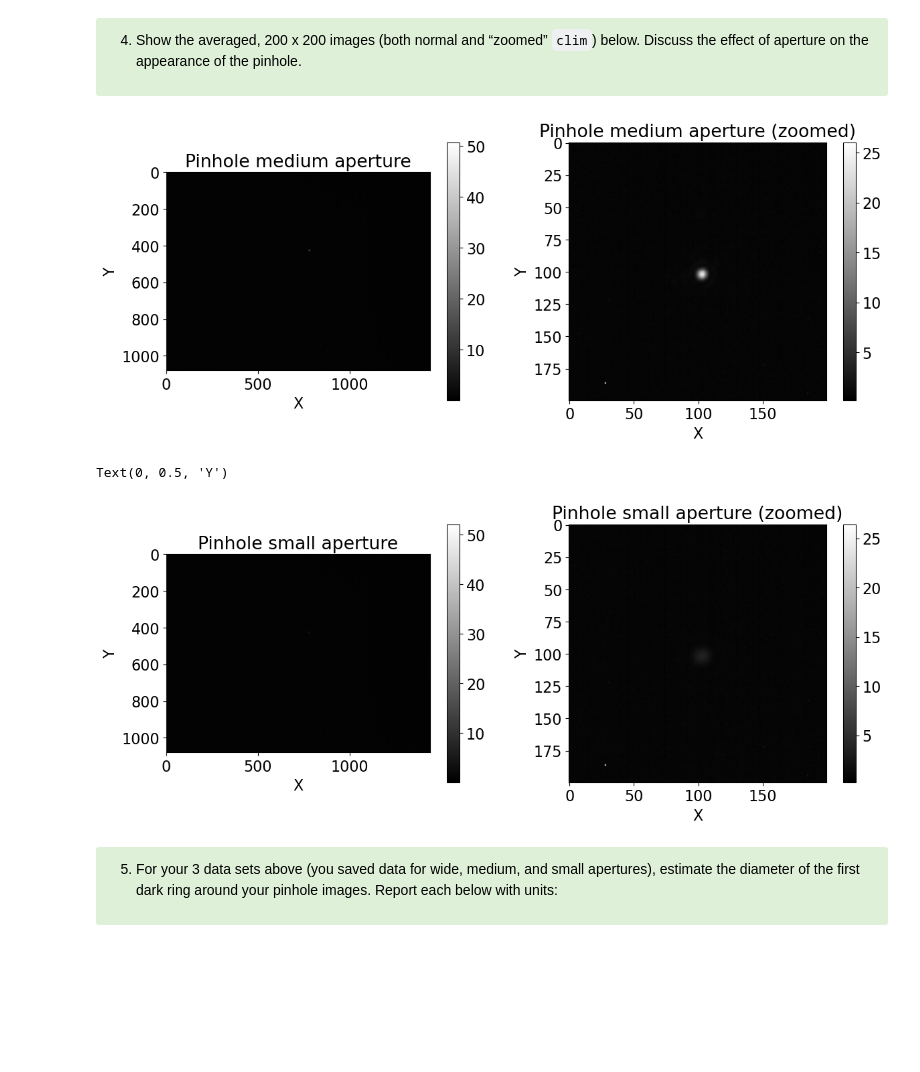
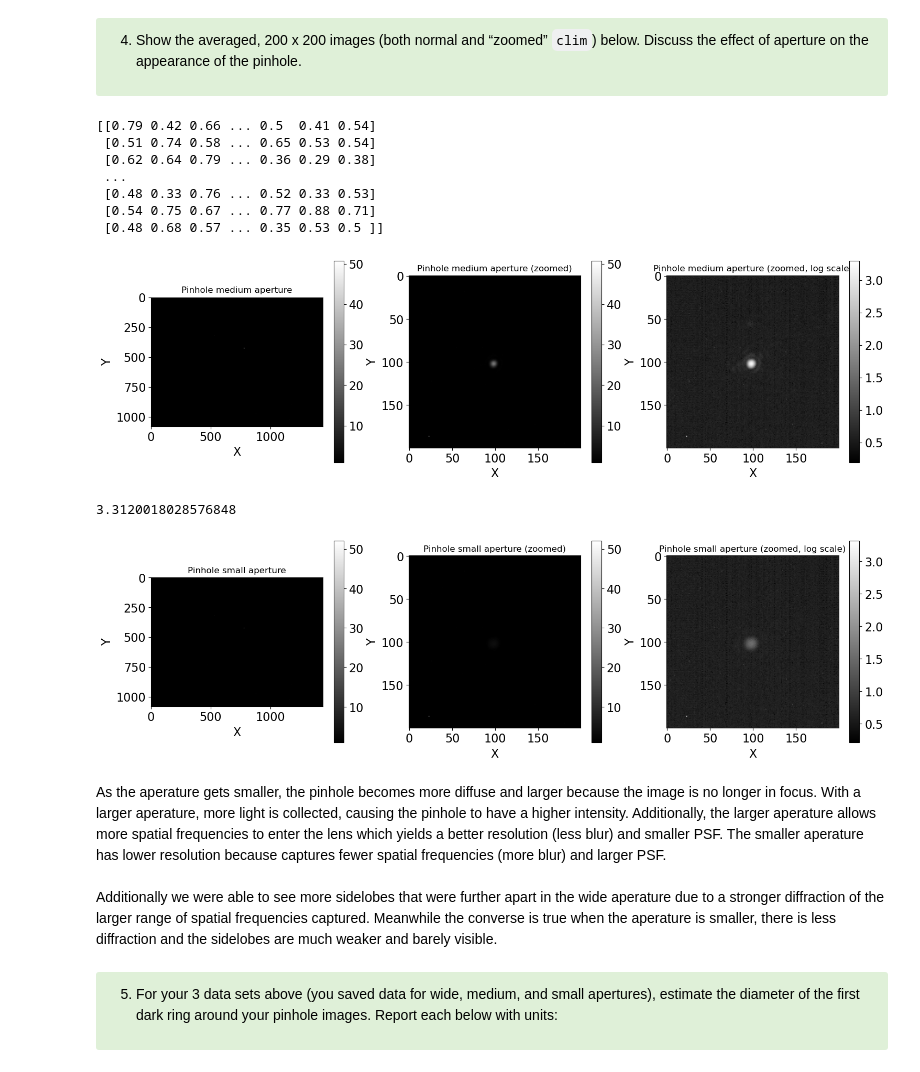
Before and after one commit to lilchromozome/Build_Imager_2025, a Jupyter notebook: Lab3/Lab3 Part2 (Clean).ipynb, the cells around one changed output. Saved outputs shown, nothing was run; the diff lists cells and outputs as text; code cells hidden in the pictures; blank space fills up the shorter version.

```diff
--- a/Lab3/Lab3 Part2 (Clean).ipynb
+++ b/Lab3/Lab3 Part2 (Clean).ipynb
@@ -189,36 +210,56 @@ Example aperture position: wide open (100% open), medium aperture (60% open), sm
 # %%
 import glob
 folder = r"C:\Users\willi\OneDrive - The Webb Schools\Documents\BME Year 3\Build_Imager\Lab3\Output"
 
 pinhole_files = glob.glob(f"{folder}\\pinhole_medium_aperature_*.npy")
 medium = np.mean([np.load(file) for file in pinhole_files], axis=0)
 
 dark_files = glob.glob(f"{folder}\\dark_medium_aperature_*.npy")
 D = np.mean([np.load(file) for file in dark_files], axis=0)
 
 medium = medium - D
 medium = np.maximum(medium, 0)
 
-medium_zoom = medium[325:525, 675:875]
+print(medium)
 
-np.save('medium_aperture_avg.npy', medium_zoom)
+zoomed_medium = medium[325:525, 680:880]
+vmin = np.percentile(medium, 90)
+vmax = np.max(medium)
 
-fig, (ax1, ax2) = plt.subplots(1, 2, figsize=(14, 5))
+np.save('medium_aperture_avg.npy', zoomed_medium)
 
-x = ax1.imshow(medium, cmap='gray')
+fig, (ax1, ax2, ax3) = plt.subplots(1, 3, figsize=(18, 5))
+
+x = ax1.imshow(medium, cmap='gray', vmin=vmin, vmax=vmax)
 fig.colorbar(x, ax=ax1)
-ax1.set_title("Pinhole medium aperture")
+ax1.set_title("Pinhole medium aperture", fontsize = 12)
 ax1.set_xlabel("X")
 ax1.set_ylabel("Y")
 
-y = ax2.imshow(medium_zoom, cmap='gray')
+y = ax2.imshow(zoomed_medium, cmap='gray', vmin=vmin, vmax=vmax)
 fig.colorbar(y, ax=ax2)
-ax2.set_title("Pinhole medium aperture (zoomed)")
+ax2.set_title("Pinhole medium aperture (zoomed)", fontsize = 12)
 ax2.set_xlabel("X")
 ax2.set_ylabel("Y")
+
+log_medium = np.log(zoomed_medium + 1)
+
+z = ax3.imshow(log_medium, cmap='gray')
+fig.colorbar(z, ax=ax3)
+ax3.set_title("Pinhole medium aperture (zoomed, log scale)", fontsize = 12)
+ax3.set_xlabel("X")
+ax3.set_ylabel("Y")
+
 plt.show()
 # %% [output]
+[[0.79 0.42 0.66 ... 0.5  0.41 0.54]
+ [0.51 0.74 0.58 ... 0.65 0.53 0.54]
+ [0.62 0.64 0.79 ... 0.36 0.29 0.38]
+ ...
+ [0.48 0.33 0.76 ... 0.52 0.33 0.53]
+ [0.54 0.75 0.67 ... 0.77 0.88 0.71]
+ [0.48 0.68 0.57 ... 0.35 0.53 0.5 ]]
-[figure, old version]
+[figure, new version]
 # %%
 import glob
 folder = r"C:\Users\willi\OneDrive - The Webb Schools\Documents\BME Year 3\Build_Imager\Lab3\Output"
@@ -231,26 +272,48 @@ D = np.mean([np.load(file) for file in dark_files], axis=0)
 
 small = small - D
 
-small_zoom = small[325:525, 675:875]
+small_zoom = small[325:525, 680:880]
+vmin = np.percentile(small, 90)
+vmax = np.max(small)
 
 np.save('smallaperture_avg.npy', small_zoom)
 
-fig, (ax1, ax2) = plt.subplots(1, 2, figsize=(14, 5))
+fig, (ax1, ax2, ax3) = plt.subplots(1, 3, figsize=(18, 5))
 
-x = ax1.imshow(small, cmap='gray')
+x = ax1.imshow(small, cmap='gray', vmin=vmin, vmax=vmax)
 fig.colorbar(x, ax=ax1)
-ax1.set_title("Pinhole small aperture")
+ax1.set_title("Pinhole small aperture", fontsize=12)
 ax1.set_xlabel("X")
 ax1.set_ylabel("Y")
 
-y = ax2.imshow(small_zoom, cmap='gray')
+y = ax2.imshow(small_zoom, cmap='gray', vmin=vmin, vmax=vmax)
 fig.colorbar(y, ax=ax2)
-ax2.set_title("Pinhole small aperture (zoomed)")
+ax2.set_title("Pinhole small aperture (zoomed)", fontsize=12)
 ax2.set_xlabel("X")
 ax2.set_ylabel("Y")
+
+log_small = np.log(small_zoom + 1)
+print(np.max(log_small))
+
+z = ax3.imshow(log_small, cmap='gray')
+fig.colorbar(z, ax=ax3)
+ax3.set_title("Pinhole small aperture (zoomed, log scale)", fontsize =12)
+ax3.set_xlabel("X")
+ax3.set_ylabel("Y")
+plt.show()
 # %% [output]
-Text(0, 0.5, 'Y')
+3.3120018028576848
-[figure, old version]
+[figure, new version]
+# %% [markdown]
+As the aperature gets smaller, the pinhole becomes more diffuse and larger because the image is no longer in focus. With a larger aperature, more light is collected, causing the pinhole to have a higher intensity. Additionally, the larger aperature allows more spatial frequencies to enter the lens which yields a better resolution (less blur) and smaller PSF. The smaller aperature has lower resolution because captures fewer spatial frequencies (more blur) and larger PSF. \
+\
+Additionally we were able to see more sidelobes that were further apart in the wide aperature due to a stronger diffraction of the larger range of spatial frequencies captured. Meanwhile the converse is true when the aperature is smaller, there is less diffraction and the sidelobes are much weaker and barely visible.
+
+
+<!--
+larger aperature captures more spatial frequencies -> less blur
+Smaller aperature has lower resolution because captures lesss spatial frequencies
+Smaller aperaturre lets less light in -->
 # %% [markdown]
 <div class="alert alert-block alert-success">
 <font color='black'>
```
Also changed, not shown: parts of 6 cells of this notebook, 3 other files.
